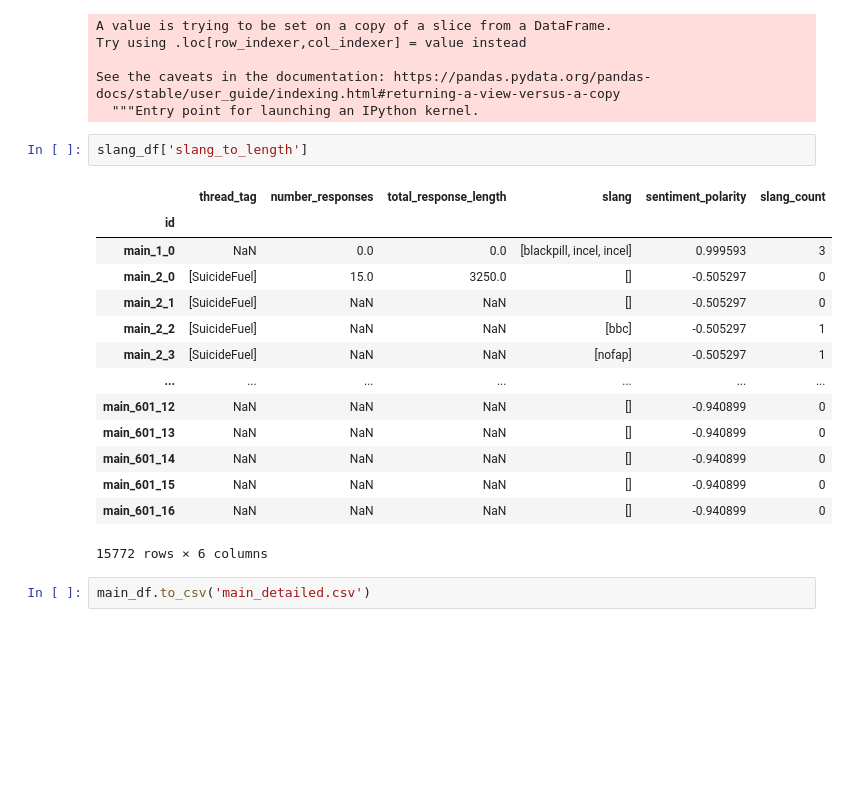
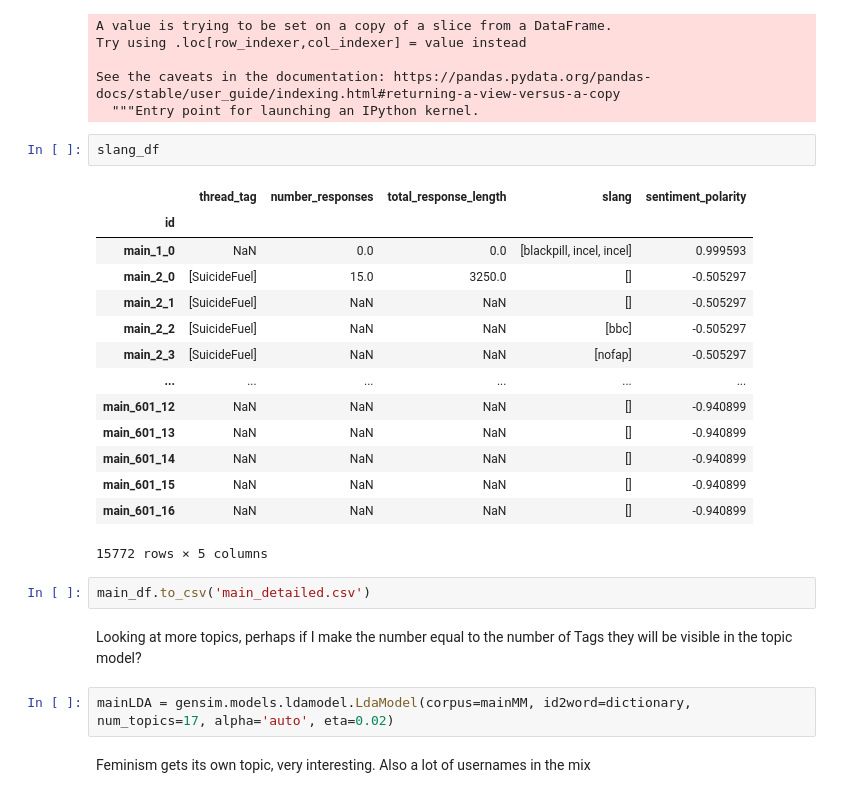
Before and after one commit to schetudiante/IncelProject, a Jupyter notebook: topic_modeling_and_sentiment_analysis.ipynb, the cells around one changed output. Saved outputs shown, nothing was run; the diff lists cells and outputs as text; blank space fills up the shorter version.

```diff
--- a/topic_modeling_and_sentiment_analysis.ipynb
+++ b/topic_modeling_and_sentiment_analysis.ipynb
@@ -648,21 +769,27 @@ Try using .loc[row_indexer,col_indexer] = value instead
 See the caveats in the documentation: https://pandas.pydata.org/pandas-docs/stable/user_guide/indexing.html#returning-a-view-versus-a-copy
   """Entry point for launching an IPython kernel.
 # %%
-slang_df['slang_to_length']
+slang_df
 # %% [output]
-|  | thread_tag | number_responses | total_response_length | slang | sentiment_polarity | slang_count |
-| id |  |  |  |  |  |  |
-| main_1_0 | NaN | 0.0 | 0.0 | [blackpill, incel, incel] | 0.999593 | 3 |
-| main_2_0 | [SuicideFuel] | 15.0 | 3250.0 | [] | -0.505297 | 0 |
-| main_2_1 | [SuicideFuel] | NaN | NaN | [] | -0.505297 | 0 |
-| main_2_2 | [SuicideFuel] | NaN | NaN | [bbc] | -0.505297 | 1 |
-| main_2_3 | [SuicideFuel] | NaN | NaN | [nofap] | -0.505297 | 1 |
-| ... | ... | ... | ... | ... | ... | ... |
-| main_601_12 | NaN | NaN | NaN | [] | -0.940899 | 0 |
-| main_601_13 | NaN | NaN | NaN | [] | -0.940899 | 0 |
-| main_601_14 | NaN | NaN | NaN | [] | -0.940899 | 0 |
-| main_601_15 | NaN | NaN | NaN | [] | -0.940899 | 0 |
-| main_601_16 | NaN | NaN | NaN | [] | -0.940899 | 0 |
+|  | thread_tag | number_responses | total_response_length | slang | sentiment_polarity |
+| id |  |  |  |  |  |
+| main_1_0 | NaN | 0.0 | 0.0 | [blackpill, incel, incel] | 0.999593 |
+| main_2_0 | [SuicideFuel] | 15.0 | 3250.0 | [] | -0.505297 |
+| main_2_1 | [SuicideFuel] | NaN | NaN | [] | -0.505297 |
+| main_2_2 | [SuicideFuel] | NaN | NaN | [bbc] | -0.505297 |
+| main_2_3 | [SuicideFuel] | NaN | NaN | [nofap] | -0.505297 |
+| ... | ... | ... | ... | ... | ... |
+| main_601_12 | NaN | NaN | NaN | [] | -0.940899 |
+| main_601_13 | NaN | NaN | NaN | [] | -0.940899 |
+| main_601_14 | NaN | NaN | NaN | [] | -0.940899 |
+| main_601_15 | NaN | NaN | NaN | [] | -0.940899 |
+| main_601_16 | NaN | NaN | NaN | [] | -0.940899 |
-15772 rows × 6 columns
+15772 rows × 5 columns
 # %%
 main_df.to_csv('main_detailed.csv')
+# %% [markdown]
+Looking at more topics, perhaps if I make the number equal to the number of Tags they will be visible in the topic model?
+# %%
+mainLDA = gensim.models.ldamodel.LdaModel(corpus=mainMM, id2word=dictionary, num_topics=17, alpha='auto', eta=0.02)
+# %% [markdown]
+Feminism gets its own topic, very interesting. Also a lot of usernames in the mix
```
Also changed, not shown: parts of 42 cells of this notebook, 7 other files.
